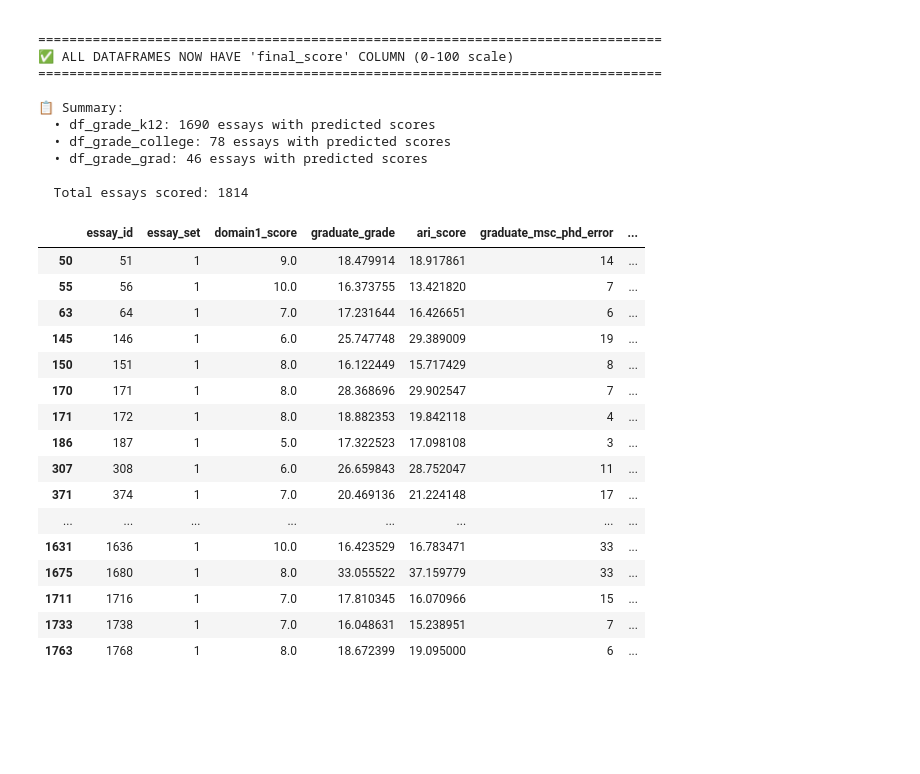
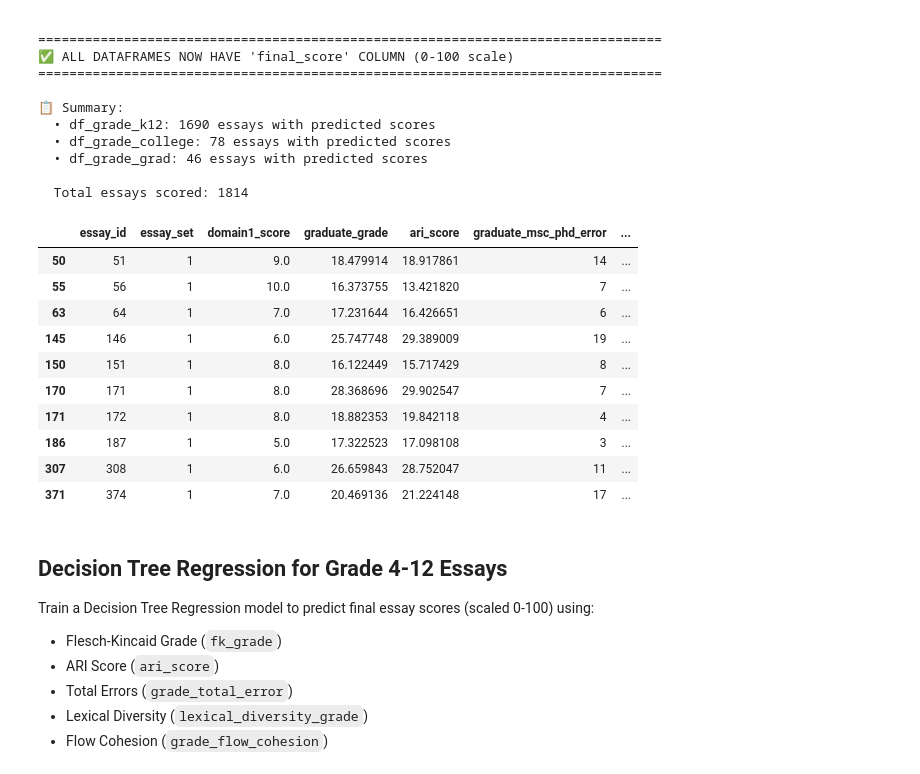
Before and after one commit to sazzeb/grading-system, a Jupyter notebook: project_check.ipynb, the cells around one changed output. Cells and saved outputs as stored; diff of their text form; code cells hidden in the pictures; blank space fills up the shorter version.

```diff
--- a/project_check.ipynb
+++ b/project_check.ipynb
@@ -2340,22 +2341,25 @@ Education Level  Sample Count  Mean Score  Median Score   Std Dev  Score Range
 
   Total essays scored: 1814
 # %%
-df_grade_grad
+df_grade_grad.head(10)
 # %% [output]
 |  | essay_id | essay_set | domain1_score | graduate_grade | ari_score | graduate_msc_phd_error | ... |
 | 50 | 51 | 1 | 9.0 | 18.479914 | 18.917861 | 14 | ... |
 | 55 | 56 | 1 | 10.0 | 16.373755 | 13.421820 | 7 | ... |
 | 63 | 64 | 1 | 7.0 | 17.231644 | 16.426651 | 6 | ... |
 | 145 | 146 | 1 | 6.0 | 25.747748 | 29.389009 | 19 | ... |
 | 150 | 151 | 1 | 8.0 | 16.122449 | 15.717429 | 8 | ... |
 | 170 | 171 | 1 | 8.0 | 28.368696 | 29.902547 | 7 | ... |
 | 171 | 172 | 1 | 8.0 | 18.882353 | 19.842118 | 4 | ... |
 | 186 | 187 | 1 | 5.0 | 17.322523 | 17.098108 | 3 | ... |
 | 307 | 308 | 1 | 6.0 | 26.659843 | 28.752047 | 11 | ... |
 | 371 | 374 | 1 | 7.0 | 20.469136 | 21.224148 | 17 | ... |
-| ... | ... | ... | ... | ... | ... | ... | ... |
-| 1631 | 1636 | 1 | 10.0 | 16.423529 | 16.783471 | 33 | ... |
-| 1675 | 1680 | 1 | 8.0 | 33.055522 | 37.159779 | 33 | ... |
-| 1711 | 1716 | 1 | 7.0 | 17.810345 | 16.070966 | 15 | ... |
-| 1733 | 1738 | 1 | 7.0 | 16.048631 | 15.238951 | 7 | ... |
-| 1763 | 1768 | 1 | 8.0 | 18.672399 | 19.095000 | 6 | ... |
+# %% [markdown]
+## Decision Tree Regression for Grade 4-12 Essays
+
+Train a Decision Tree Regression model to predict final essay scores (scaled 0-100) using:
+- Flesch-Kincaid Grade (`fk_grade`)
+- ARI Score (`ari_score`)
+- Total Errors (`grade_total_error`)
+- Lexical Diversity (`lexical_diversity_grade`)
+- Flow Cohesion (`grade_flow_cohesion`)
```
Also changed, not shown: parts of 24 cells of this notebook, 3 other files.
